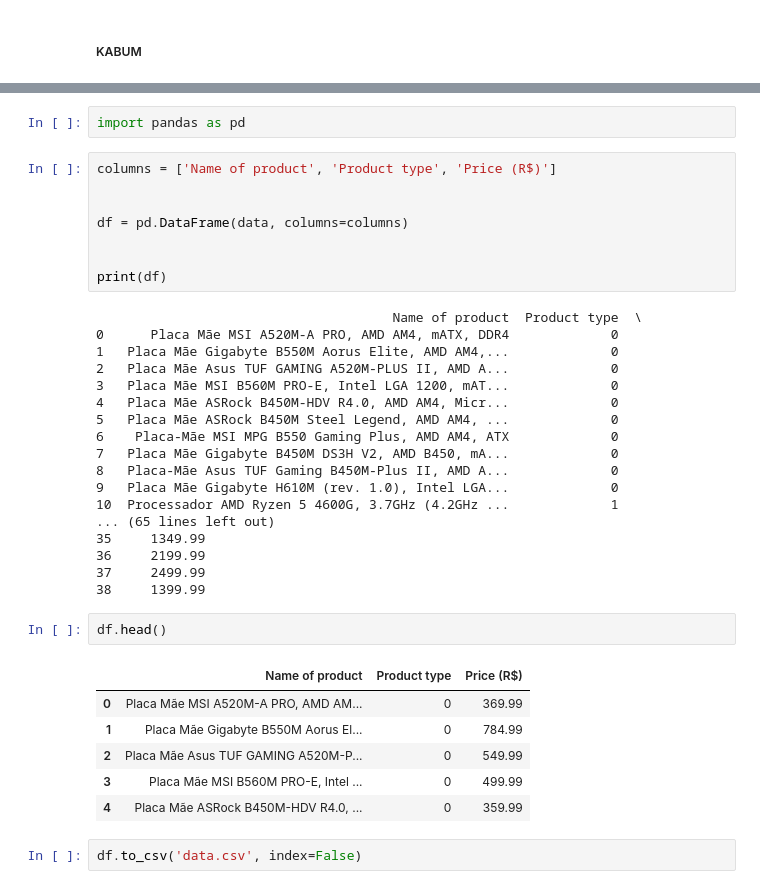
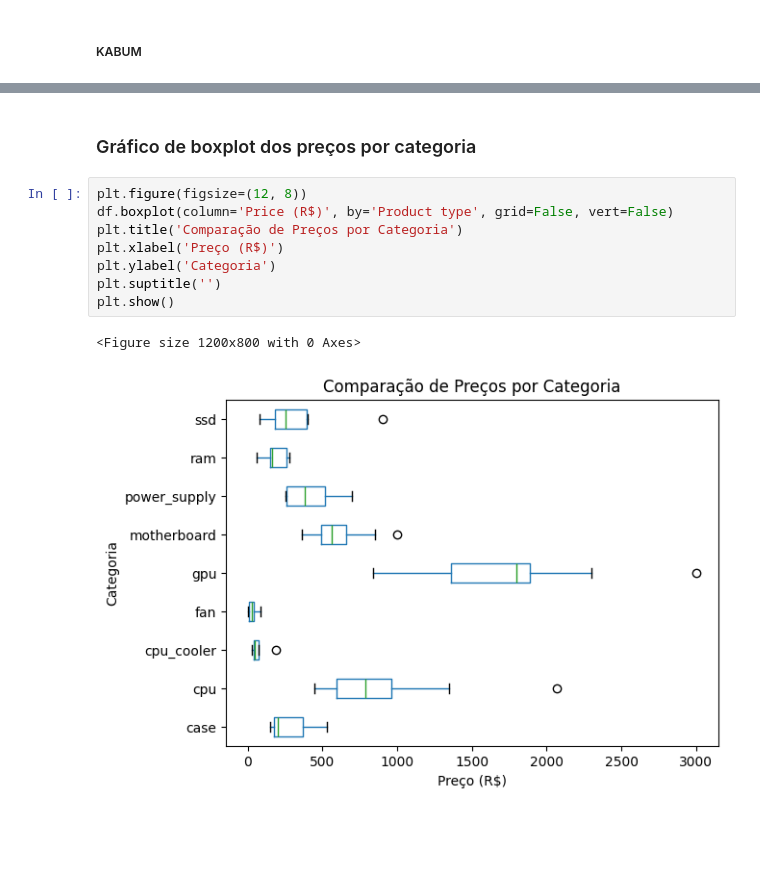
Before and after one commit to MalcerOne/projeto_final_analise_texto_web, a Jupyter notebook: relatorio_final.ipynb, the cells around one changed output, grey strips where cells are left out. Saved outputs shown, nothing was run; the diff lists cells and outputs as text; blank space fills up the shorter version.

```diff
--- a/relatorio_final.ipynb
+++ b/relatorio_final.ipynb
@@ -231,39 +145,13 @@ print(data)
-# %%
-import pandas as pd
-# %%
-columns = ['Name of product', 'Product type', 'Price (R$)']
-
-
-df = pd.DataFrame(data, columns=columns)
-
-
-print(df)
-# %% [output]
-                                      Name of product  Product type  \
-0      Placa Mãe MSI A520M-A PRO, AMD AM4, mATX, DDR4             0
-1   Placa Mãe Gigabyte B550M Aorus Elite, AMD AM4,...             0
-2   Placa Mãe Asus TUF GAMING A520M-PLUS II, AMD A...             0
-3   Placa Mãe MSI B560M PRO-E, Intel LGA 1200, mAT...             0
-4   Placa Mãe ASRock B450M-HDV R4.0, AMD AM4, Micr...             0
-5   Placa Mãe ASRock B450M Steel Legend, AMD AM4, ...             0
-6    Placa-Mãe MSI MPG B550 Gaming Plus, AMD AM4, ATX             0
-7   Placa Mãe Gigabyte B450M DS3H V2, AMD B450, mA...             0
-8   Placa-Mãe Asus TUF Gaming B450M-Plus II, AMD A...             0
-9   Placa Mãe Gigabyte H610M (rev. 1.0), Intel LGA...             0
-10  Processador AMD Ryzen 5 4600G, 3.7GHz (4.2GHz ...             1
-... (65 lines left out)
-35     1349.99
-36     2199.99
-37     2499.99
-38     1399.99
-# %%
-df.head()
-# %% [output]
-|  | Name of product | Product type | Price (R$) |
-| 0 | Placa Mãe MSI A520M-A PRO, AMD AM... | 0 | 369.99 |
-| 1 | Placa Mãe Gigabyte B550M Aorus El... | 0 | 784.99 |
-| 2 | Placa Mãe Asus TUF GAMING A520M-P... | 0 | 549.99 |
-| 3 | Placa Mãe MSI B560M PRO-E, Intel ... | 0 | 499.99 |
-| 4 | Placa Mãe ASRock B450M-HDV R4.0, ... | 0 | 359.99 |
-# %%
-df.to_csv('data.csv', index=False)
+# %% [markdown]
+### Gráfico de boxplot dos preços por categoria
+# %%
+plt.figure(figsize=(12, 8))
+df.boxplot(column='Price (R$)', by='Product type', grid=False, vert=False)
+plt.title('Comparação de Preços por Categoria')
+plt.xlabel('Preço (R$)')
+plt.ylabel('Categoria')
+plt.suptitle('')
+plt.show()
+# %% [output]
+<Figure size 1200x800 with 0 Axes>
+[figure, added]
```
Also changed, not shown: parts of 26 cells of this notebook, 5 other files.
